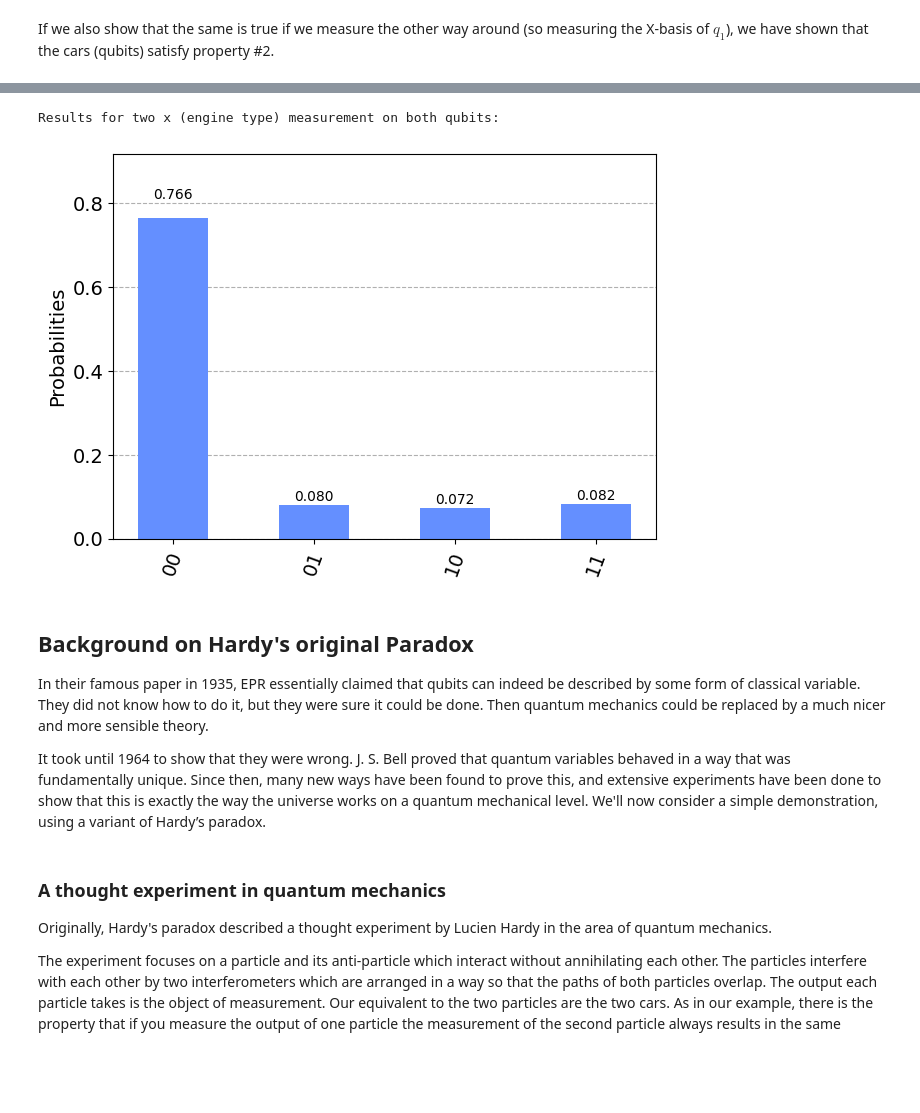
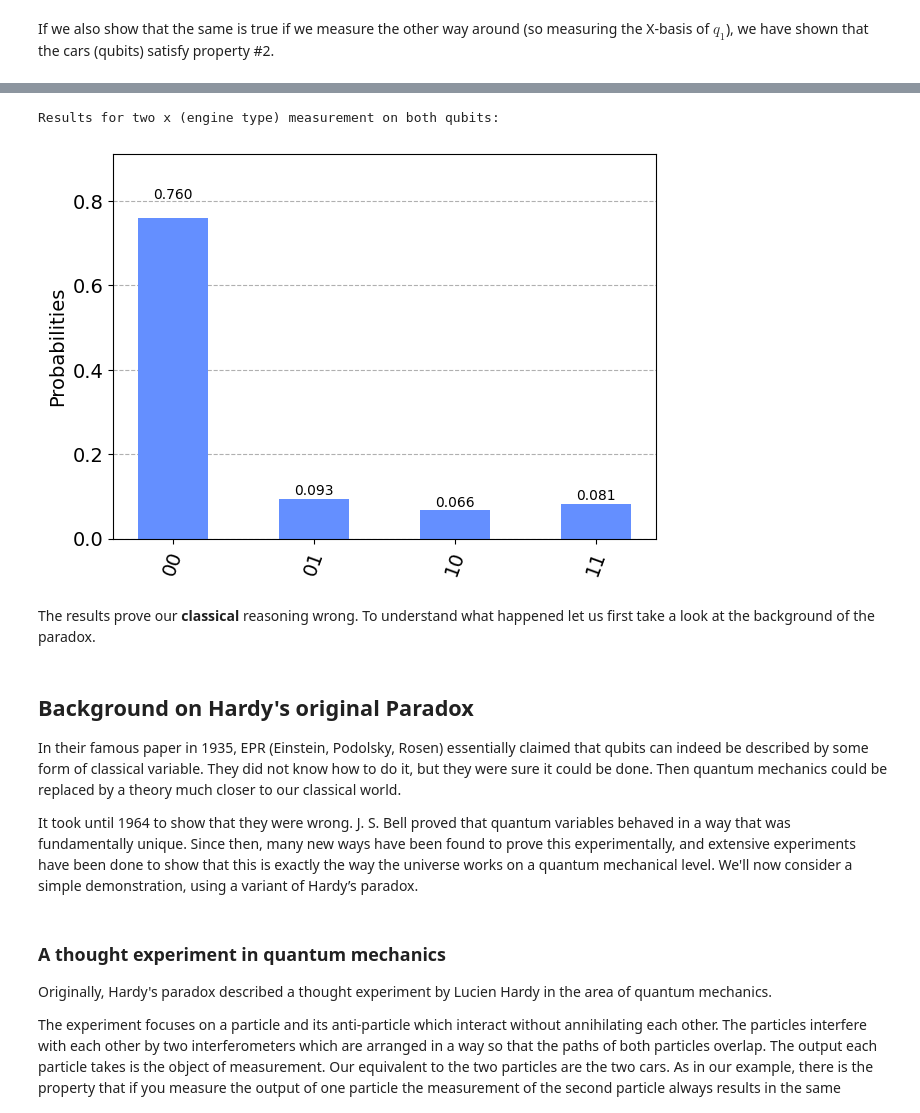
Before and after one commit to JanLahmann/Fun-with-Quantum, a Jupyter notebook: Hardys-Paradox.ipynb, the cells around one changed output, grey strips where cells are left out. Drawn from its saved outputs; the diff is of its cells as text; code cells hidden in the pictures; blank space fills up the shorter version.

Commit message:
Improvement: Hardys-Paradox.ipynb

```diff
--- a/Hardys-Paradox.ipynb
+++ b/Hardys-Paradox.ipynb
@@ -103,6 +105,7 @@ measurementsZZ.measure(q[0],c[0])
 measurementsZZ.measure(q[1],c[1])
 qc = qc_hardy.compose(measurementsZZ, inplace=False)
 print('Results for two z (=color) measurements:')
-plot_histogram(execute(qc,Aer.get_backend('qasm_simulator')).result().get_counts())
+simulator = Aer.get_backend('qasm_simulator')
+plot_histogram(execute(qc,simulator).result().get_counts())
 # %% [output]
 Results for two z (=color) measurements:
@@ -176,22 +180,25 @@ But now let's do a measurement of the engine type for both cars, i.e. a measurem
 # %%
 measurementsXX = QuantumCircuit(q,c)
 measurementsXX.h(q[0])
 measurementsXX.measure(q[0],c[0])
 measurementsXX.h(q[1])
 measurementsXX.measure(q[1],c[1])
 qc = qc_hardy.compose(measurementsXX, inplace=False)
 print('Results for two x (engine type) measurement on both qubits:')
-plot_histogram(execute(qc,Aer.get_backend('qasm_simulator')).result().get_counts())
+plot_histogram(execute(qc,simulator).result().get_counts())
 # %% [output]
 Results for two x (engine type) measurement on both qubits:
-[figure, old version]
+[figure, new version]
+# %% [markdown]
+The results prove our **classical** reasoning wrong.
+To understand what happened let us first take a look at the background of the paradox.
 # %% [markdown]
 ## Background on Hardy's original Paradox
 
 
-In their famous paper in 1935, EPR essentially claimed that qubits can indeed be described by some form of classical variable. They did not know how to do it, but they were sure it could be done. Then quantum mechanics could be replaced by a much nicer and more sensible theory.
+In their famous paper in 1935, EPR (Einstein, Podolsky, Rosen) essentially claimed that qubits can indeed be described by some form of classical variable. They did not know how to do it, but they were sure it could be done. Then quantum mechanics could be replaced by a theory much closer to our classical world.
 
-It took until 1964 to show that they were wrong. J. S. Bell proved that quantum variables behaved in a way that was fundamentally unique. Since then, many new ways have been found to prove this, and extensive experiments have been done to show that this is exactly the way the universe works on a quantum mechanical level. We'll now consider a simple demonstration, using a variant of Hardy’s paradox.
+It took until 1964 to show that they were wrong. J. S. Bell proved that quantum variables behaved in a way that was fundamentally unique. Since then, many new ways have been found to prove this experimentally, and extensive experiments have been done to show that this is exactly the way the universe works on a quantum mechanical level. We'll now consider a simple demonstration, using a variant of Hardy’s paradox.
 # %% [markdown]
 ### A thought experiment in quantum mechanics
 
```
Also changed, not shown: parts of 26 cells of this notebook, 2 other files.
